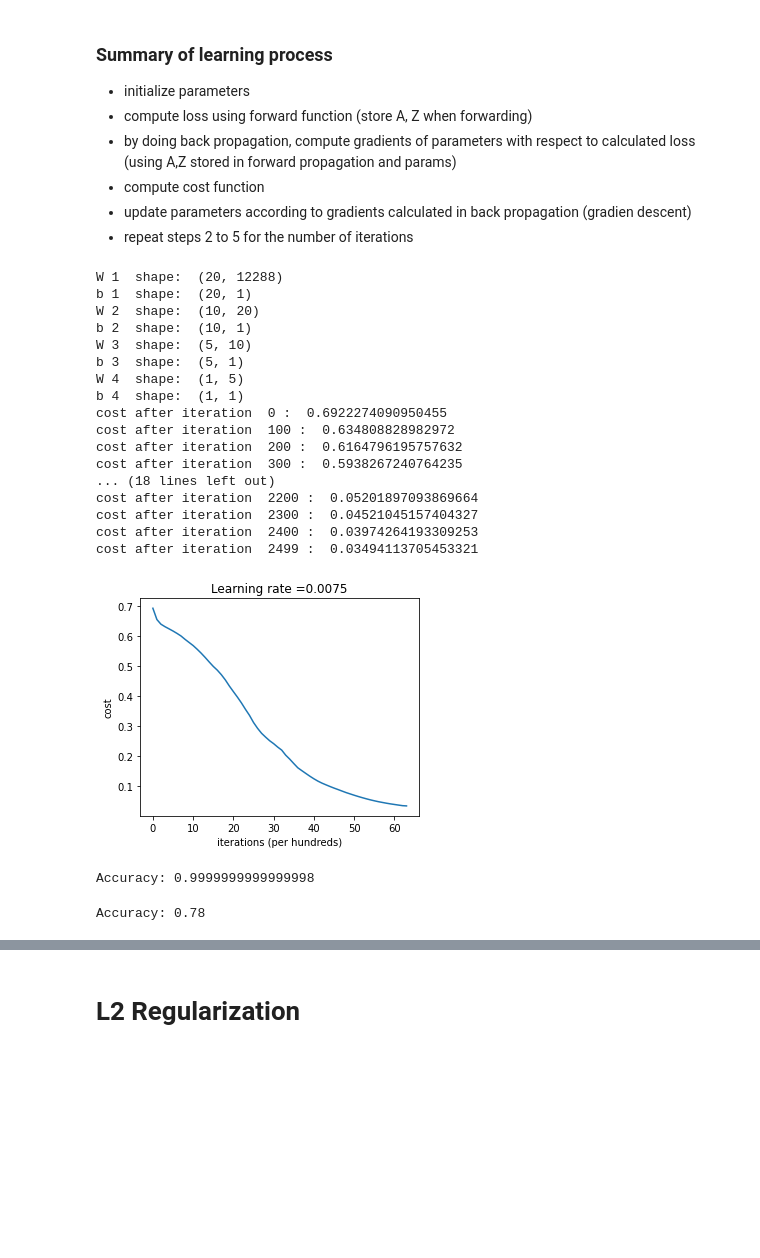
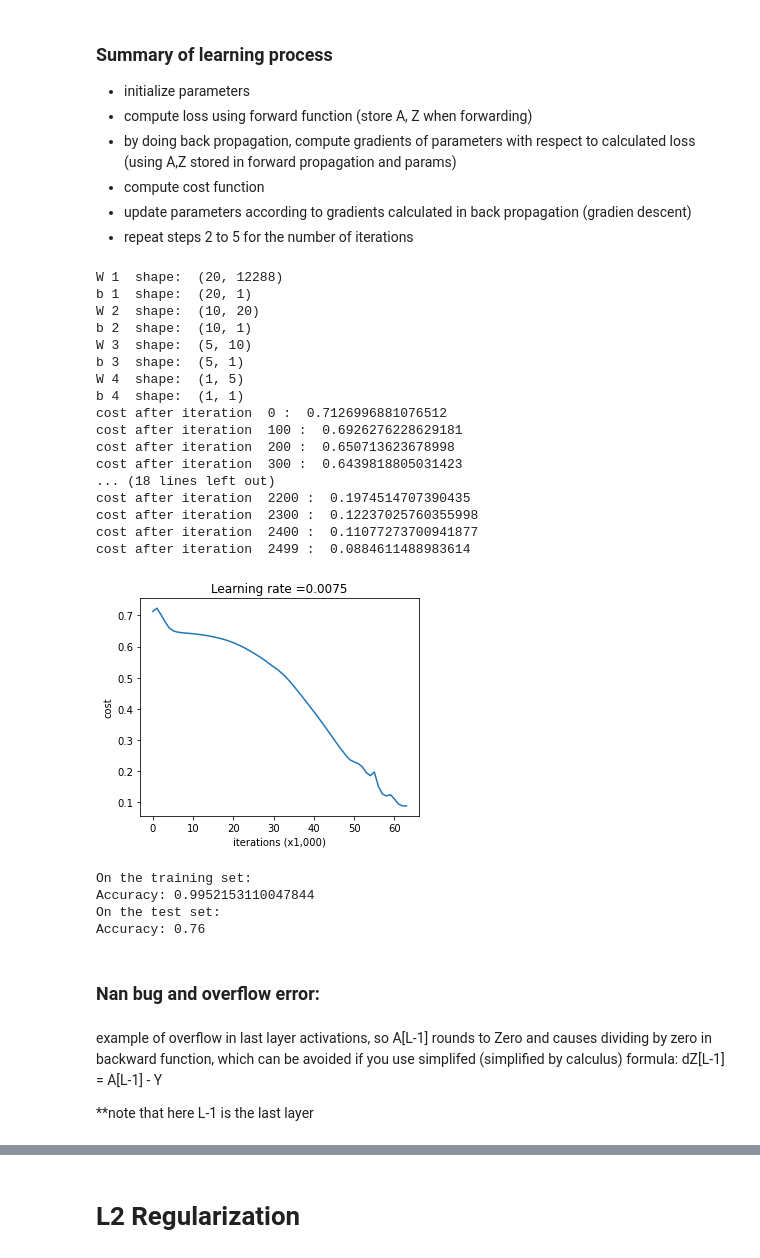
Before and after one commit to hamedrq7/Deep-Learning-Numpy-Practice, a Jupyter notebook: Fully-Connected-Deep-Neural-Network.ipynb, the cells around one changed output, grey strips where cells are left out. Saved outputs shown, nothing was run; the diff lists cells and outputs as text; code cells hidden in the pictures; blank space fills up the shorter version.

```diff
--- a/Fully-Connected-Deep-Neural-Network.ipynb
+++ b/Fully-Connected-Deep-Neural-Network.ipynb
@@ -29,8 +28,24 @@ plt.rcParams['image.interpolation'] = 'nearest'
 plt.rcParams['image.cmap'] = 'gray'
 # %% [markdown]
 # Data Exploration
+# %%
+def load_cat_data():
+    train_dataset = h5py.File('datasets/train_catvnoncat.h5', "r")
+    train_set_x_orig = np.array(train_dataset["train_set_x"][:]) # your train set features
+    train_set_y_orig = np.array(train_dataset["train_set_y"][:]) # your train set labels
+
+    test_dataset = h5py.File('datasets/test_catvnoncat.h5', "r")
+    test_set_x_orig = np.array(test_dataset["test_set_x"][:]) # your test set features
+    test_set_y_orig = np.array(test_dataset["test_set_y"][:]) # your test set labels
+
+    classes = np.array(test_dataset["list_classes"][:]) # the list of classes
+
+    train_set_y_orig = train_set_y_orig.reshape((1, train_set_y_orig.shape[0]))
+    test_set_y_orig = test_set_y_orig.reshape((1, test_set_y_orig.shape[0]))
+
+    return train_set_x_orig, train_set_y_orig, test_set_x_orig, test_set_y_orig, classes
 # %%
-train_x_orig, train_y, test_x_orig, test_y, classes = load_data()
+train_x_orig, train_y, test_x_orig, test_y, classes = load_cat_data()
 # Example of a picture
 index = 13
 plt.imshow(train_x_orig[index])
@@ -225,43 +240,52 @@ class DeepNN:
                 return s * (1-s)
         else:
             assert False, "Activation function "+func+" is not supported."
+
+    def plot_lr(self):
+        costs = np.squeeze(self.costs)
+        plt.plot(costs)
+        plt.ylabel('cost')
+        plt.xlabel('iterations (x1,000)')
+        plt.title("Learning rate =" + str(self.learning_rate))
+        plt.show()
 # %%
 activation_funcs = ["relu", "relu", "relu", "sigmoid"]
 dnn = DeepNN([12288, 20, 10, 5, 1], activation_funcs)
 dnn.train(train_x, train_y, 2500, 0.0075)
+
+dnn.plot_lr()
+print ("On the training set:")
+predictions_train = dnn.predict(train_x, train_y)
+print ("On the test set:")
+predictions_test = dnn.predict(test_x, test_y)
 # %% [output]
 W 1  shape:  (20, 12288)
 b 1  shape:  (20, 1)
 W 2  shape:  (10, 20)
 b 2  shape:  (10, 1)
 W 3  shape:  (5, 10)
 b 3  shape:  (5, 1)
 W 4  shape:  (1, 5)
 b 4  shape:  (1, 1)
-cost after iteration  0 :  0.6922274090950455
-cost after iteration  100 :  0.634808828982972
-cost after iteration  200 :  0.6164796195757632
-cost after iteration  300 :  0.5938267240764235
+cost after iteration  0 :  0.7126996881076512
+cost after iteration  100 :  0.6926276228629181
+cost after iteration  200 :  0.650713623678998
+cost after iteration  300 :  0.6439818805031423
 ... (18 lines left out)
-cost after iteration  2200 :  0.05201897093869664
-cost after iteration  2300 :  0.04521045157404327
-cost after iteration  2400 :  0.03974264193309253
-cost after iteration  2499 :  0.03494113705453321
+cost after iteration  2200 :  0.1974514707390435
+cost after iteration  2300 :  0.12237025760355998
+cost after iteration  2400 :  0.11077273700941877
+cost after iteration  2499 :  0.0884611488983614
+[figure, added]
+On the training set:
+Accuracy: 0.9952153110047844
+On the test set:
+Accuracy: 0.76
-# %%
-# Plot learning curve (with costs)
-costs = np.squeeze(dnn.costs)
-plt.plot(costs)
-plt.ylabel('cost')
-plt.xlabel('iterations (per hundreds)')
-plt.title("Learning rate =" + str(dnn.learning_rate))
-plt.show()
-# %% [output]
-[figure, removed]
-# %%
-pred_train = dnn.predict(train_x, train_y)
-# %% [output]
-Accuracy: 0.9999999999999998
-# %%
-pred_test = dnn.predict(test_x, test_y)
-# %% [output]
-Accuracy: 0.78
+# %% [markdown]
+### Nan bug and overflow error:
+# %% [markdown]
+example of overflow in last layer activations, so A[L-1] rounds to Zero and causes dividing by zero in backward function,
+which can be avoided if you use simplifed (simplified by calculus) formula:
+dZ[L-1] = A[L-1] - Y
+
+**note that here L-1 is the last layer
```
Also changed, not shown: parts of 18 cells of this notebook.
